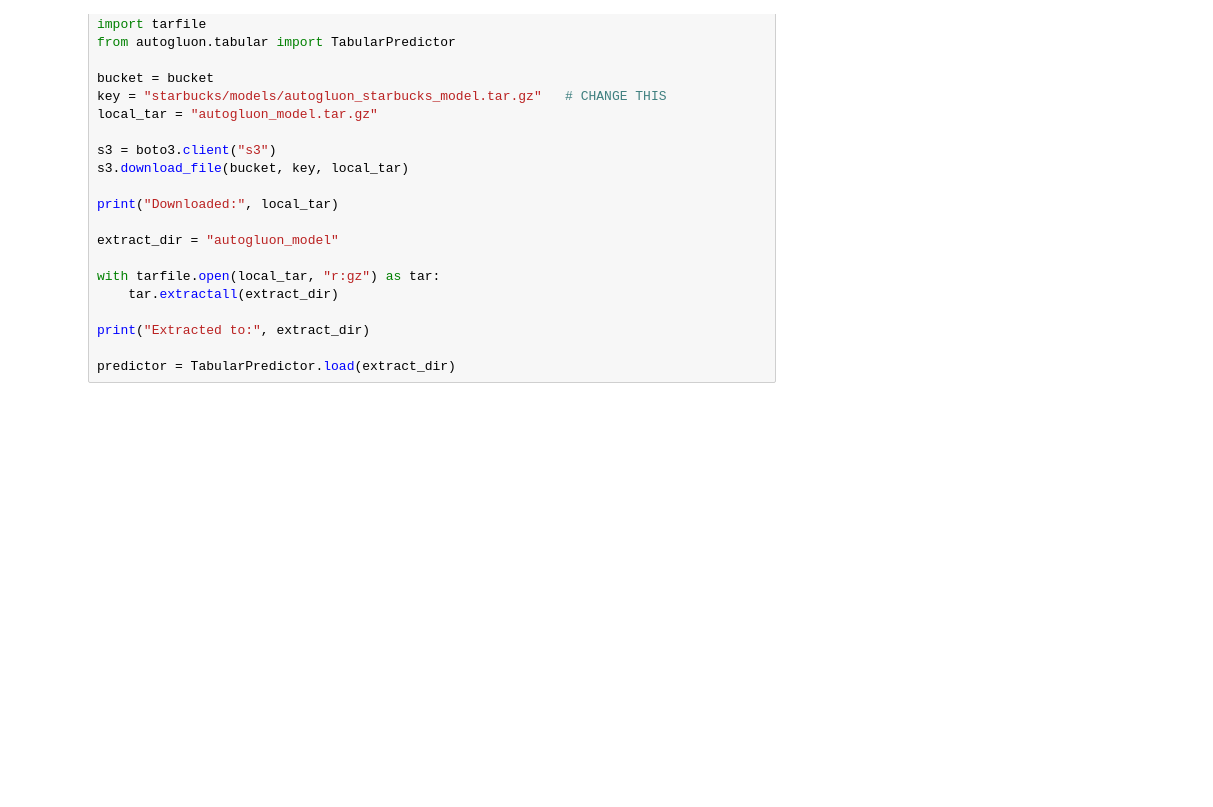
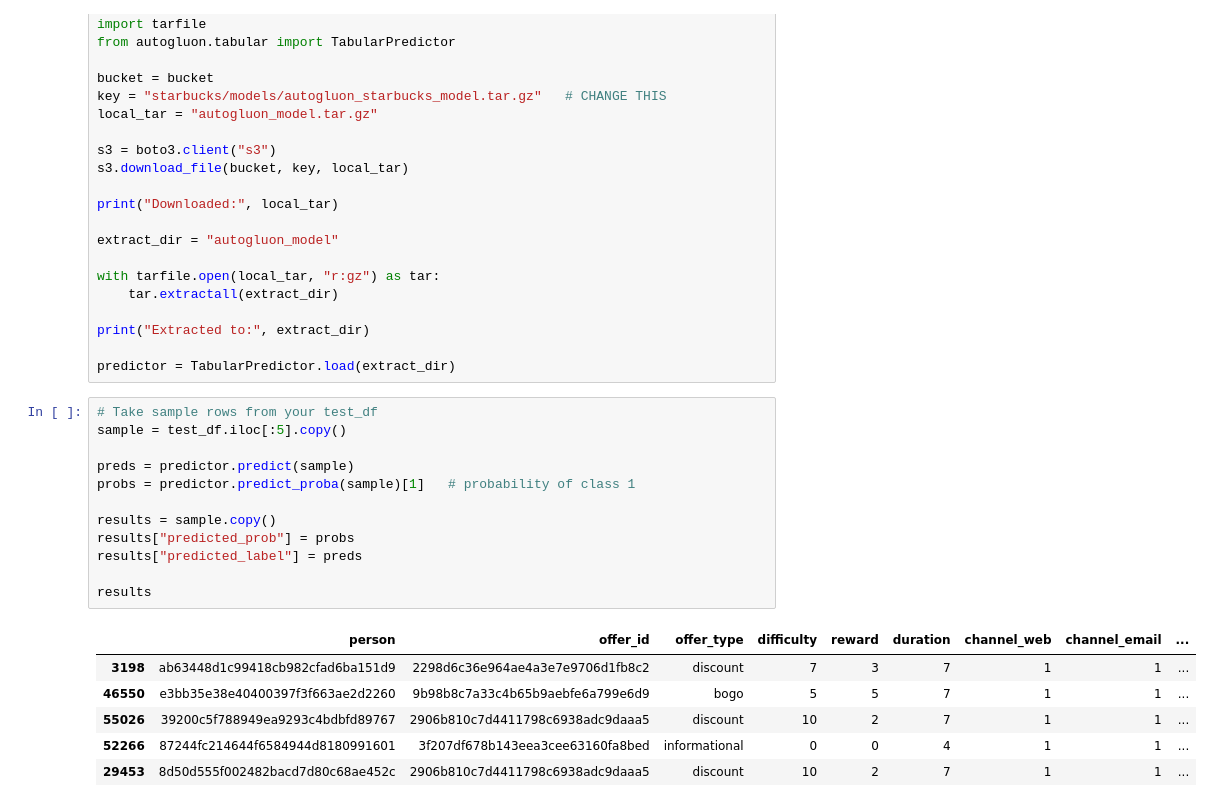
Before and after one commit to shilpamadini/starbucks-promo-response-prediction, a Jupyter notebook: starbucks_promo_response.ipynb, the cells around one changed output. Cells and saved outputs as stored; diff of their text form; blank space fills up the shorter version.

```diff
--- a/starbucks_promo_response.ipynb
+++ b/starbucks_promo_response.ipynb
@@ -1198,3 +1198,22 @@ with tarfile.open(local_tar, "r:gz") as tar:
 print("Extracted to:", extract_dir)
 
 predictor = TabularPredictor.load(extract_dir)
+# %%
+# Take sample rows from your test_df
+sample = test_df.iloc[:5].copy()
+
+preds = predictor.predict(sample)
+probs = predictor.predict_proba(sample)[1]   # probability of class 1
+
+results = sample.copy()
+results["predicted_prob"] = probs
+results["predicted_label"] = preds
+
+results
+# %% [output]
+|  | person | offer_id | offer_type | difficulty | reward | duration | channel_web | channel_email | ... |
+| 3198 | ab63448d1c99418cb982cfad6ba151d9 | 2298d6c36e964ae4a3e7e9706d1fb8c2 | discount | 7 | 3 | 7 | 1 | 1 | ... |
+| 46550 | e3bb35e38e40400397f3f663ae2d2260 | 9b98b8c7a33c4b65b9aebfe6a799e6d9 | bogo | 5 | 5 | 7 | 1 | 1 | ... |
+| 55026 | 39200c5f788949ea9293c4bdbfd89767 | 2906b810c7d4411798c6938adc9daaa5 | discount | 10 | 2 | 7 | 1 | 1 | ... |
+| 52266 | 87244fc214644f6584944d8180991601 | 3f207df678b143eea3cee63160fa8bed | informational | 0 | 0 | 4 | 1 | 1 | ... |
+| 29453 | 8d50d555f002482bacd7d80c68ae452c | 2906b810c7d4411798c6938adc9daaa5 | discount | 10 | 2 | 7 | 1 | 1 | ... |
```
Also changed, not shown: parts of 2 cells of this notebook, 3 other files.
